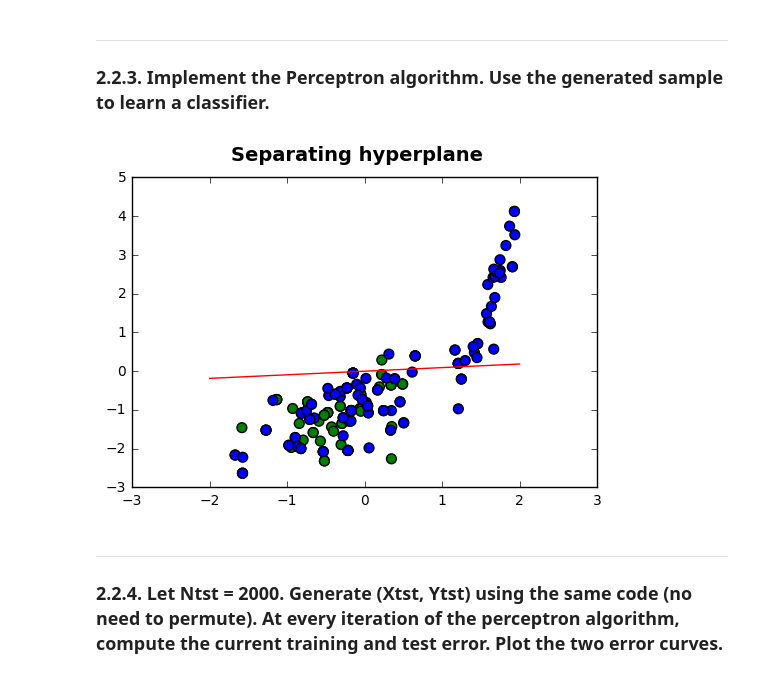
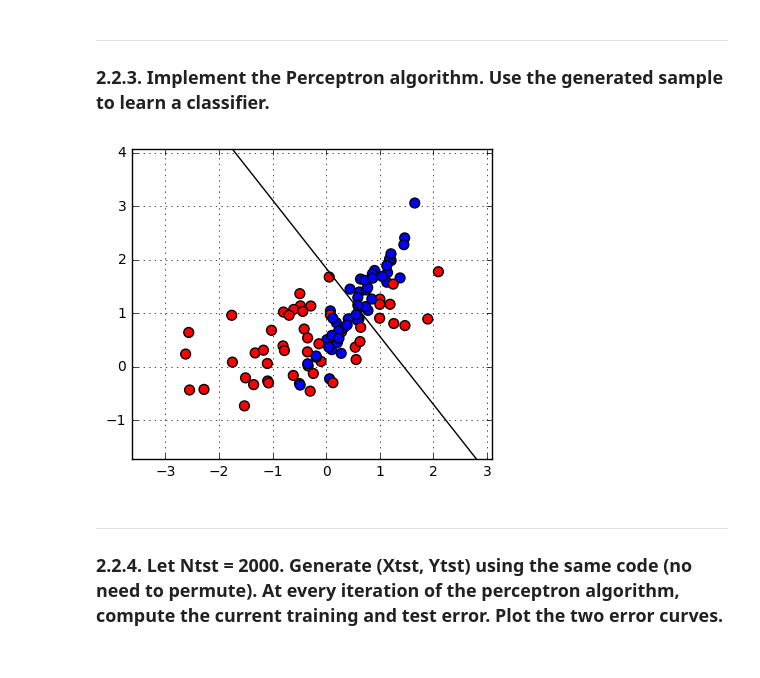
Before and after one commit to daryadedik/playground, a Jupyter notebook: ml-preparation/ml-basics/ml-basics.ipynb, the cells around one changed output. Drawn from its saved outputs; the diff is of its cells as text; code cells hidden in the pictures.

```diff
--- a/ml-preparation/ml-basics/ml-basics.ipynb
+++ b/ml-preparation/ml-basics/ml-basics.ipynb
@@ -226,17 +213,46 @@ valw, valb = perceptron(X, Y, d)
-# %%
-def fun(x):
-    return -(x * valw[0]) / valw[1] - valb / valw[1]
-
-x = np.linspace(-2, 2)
-y = fun(x)
-
-fig = plt.figure()
-fig.suptitle('Separating hyperplane', fontsize=14, fontweight='bold')
-plt.plot(x, y, c='r')
-plt.scatter(X[:,0], X[:,1], s=50, c=colormap[categories])
-plt.show()
-# %% [output]
-[figure, removed]
+# %%
+def perceptron(X, Y, w=None, b=None):
+    """
+    The Perceptron algorithm
+    """
+    if not w or not b:
+        w, b = np.zeros(X.shape[1]), np.zeros(1)
+
+    for i in range(X.shape[0]):
+        prod = Y[i] * (np.dot(X[i], w) + b)
+        if prod <= 0:
+            w = w + X[i]*Y[i]
+            b = b + Y[i]
+
+    return (w, b)
+# %%
+# Train a linear classifier using the perceptron algorithm
+w, b = perceptron(Xtrn, Ytrn)
+# %%
+def line_y(w, b, x1):
+    """
+    <w, x> + b = 0
+    w1*x1 + w2*x2 + b = 0
+    x2 = -(w1*x1 + b) / w1
+    """
+    return -(w[0] * x1 + b) / w[1]
+# %%
+def plot_dataset_decision(X, Y, w, b, title=None):
+    xlims = np.array([np.amin(X[:,0])-10, np.amax(X[:,0])+10])
+    y_sep = line_y(w, b, xlims)
+
+    fig = plt.figure()
+    plt.plot(xlims, y_sep, c='k')
+    plt.scatter(X[:,0], X[:,1], s=50, c=colormap[np.maximum(0, Y)])
+    plt.axis([np.amin(X[:,0])-1, np.amax(X[:,0])+1, np.amin(X[:,1])-1, np.amax(X[:,1])+1])
+    plt.gca().set_aspect('equal')
+    plt.grid()
+    if title: plt.title(title)
+    plt.show()
+# %%
+plot_dataset_decision(Xtrn, Ytrn, w, b)
+# %% [output]
+[figure, added]
 # %% [markdown]
 ***
 ### 2.2.4. Let Ntst = 2000. Generate (Xtst, Ytst) using the same code (no need to permute). At every iteration of the perceptron algorithm, compute the current training and test error. Plot the two error curves.
```
Also changed, not shown: parts of 22 cells of this notebook.
